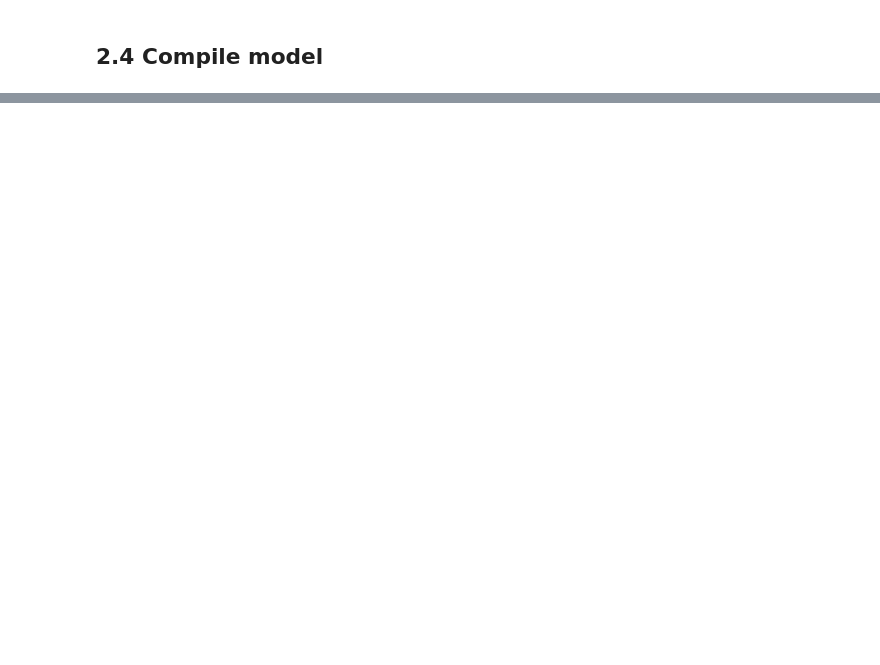
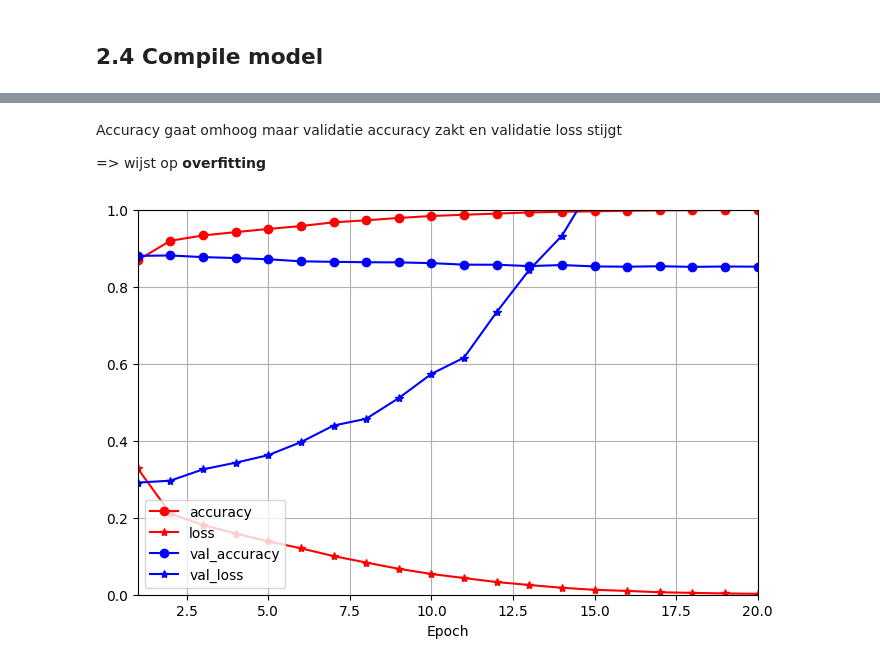
Before and after one commit to MarijnSt/deep-learning, a Jupyter notebook: DL_chapter_10_2.ipynb, the cells around one changed output, grey strips where cells are left out. Cells and saved outputs as stored; diff of their text form; code cells hidden in the pictures; blank space fills up the shorter version.

```diff
--- a/DL_chapter_10_2.ipynb
+++ b/DL_chapter_10_2.ipynb
@@ -137,2 +150,8 @@ Model: "sequential"
 # %% [markdown]
 ## 2.4 Compile model
+# %%
+model.compile(
+    optimizer="rmsprop",
+    loss="binary_crossentropy", # wordt niet meegegeven in examen opgave
+    metrics=["accuracy"]
+)
@@ -138,0 +160,6 @@ Model: "sequential"
+# %%
+history = model.fit(
+    X_train, y_train,
+    validation_data=(X_val, y_val),
+    epochs=20
+)
@@ -138,0 +184,21 @@ Model: "sequential"
+# %% [markdown]
+Accuracy gaat omhoog maar validatie accuracy zakt en validatie loss stijgt
+
+=> wijst op **overfitting**
+# %%
+import matplotlib.pyplot as plt
+
+def plot_learning_curves(history):
+  plt.figure(figsize =(8, 5))
+  for key, style in zip(history.history, ["r-o", "r-*", "b-o", "b-*"]):
+    epochs = np.array(history.epoch)
+    plt.plot(epochs + 1, history.history[key], style , label=key)
+
+  plt.xlabel("Epoch")
+  plt.axis ([1, len(history.history['loss']), 0., 1])
+  plt.legend(loc="lower left")
+  plt.grid ()
+
+plot_learning_curves(history)
+# %% [output]
+[figure, added]
```
Also changed, not shown: parts of 9 cells of this notebook.
